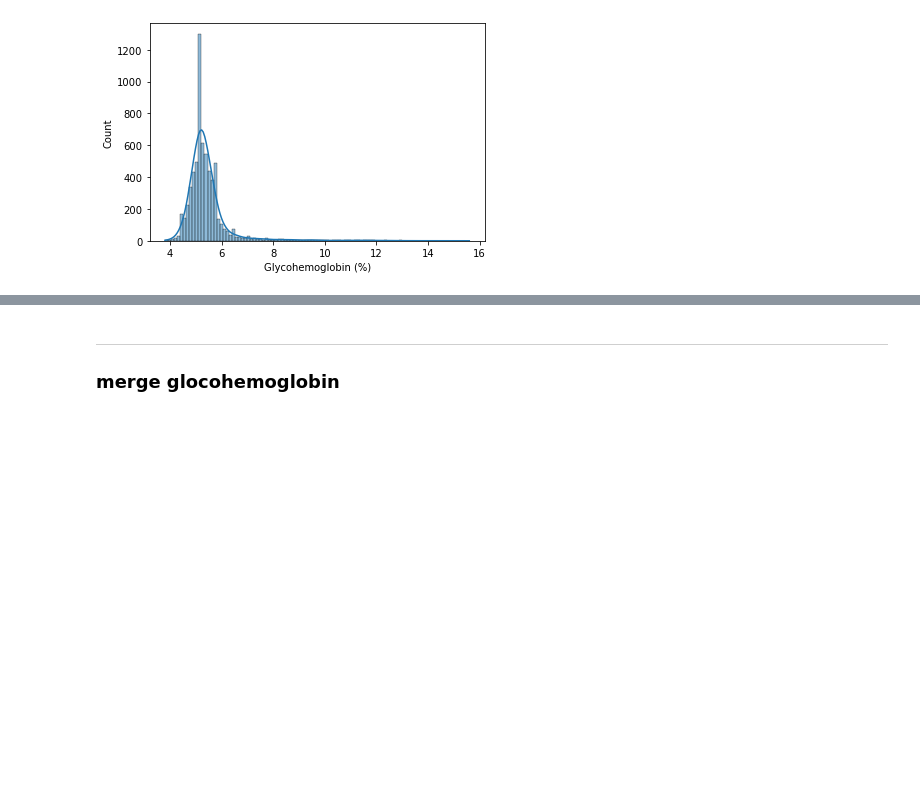
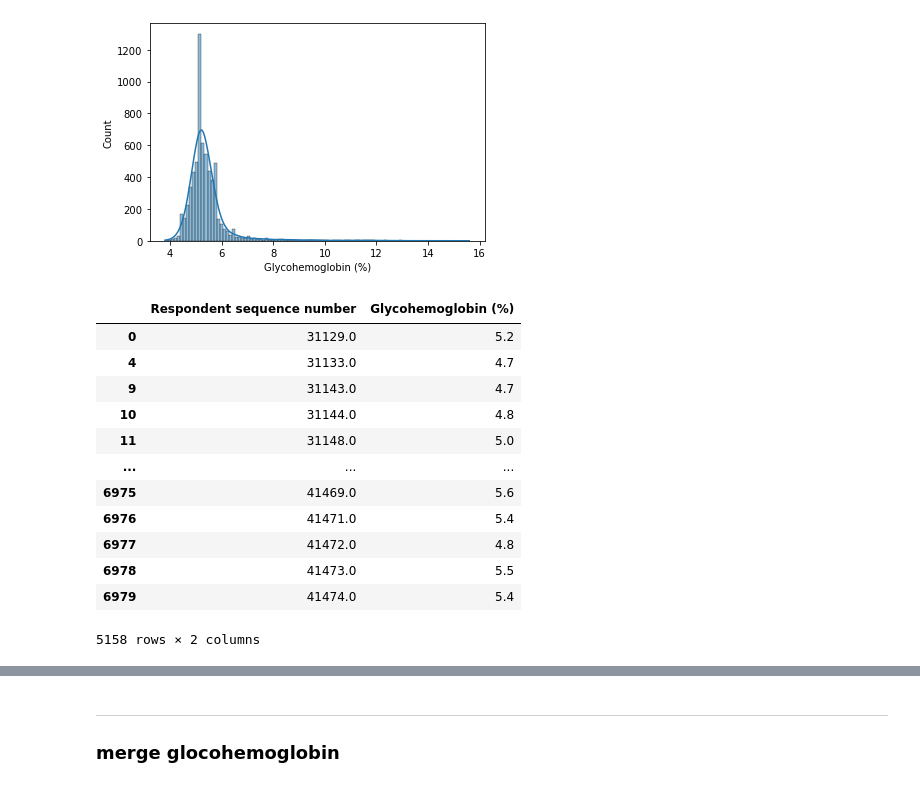
Before and after one commit to amyylin1/NHANES_Dietary_Data, a Jupyter notebook: exam_data.ipynb, the cells around one changed output, grey strips where cells are left out. Drawn from its saved outputs; the diff is of its cells as text; code cells hidden in the pictures; blank space fills up the shorter version.

```diff
--- a/exam_data.ipynb
+++ b/exam_data.ipynb
@@ -291,6 +291,6 @@ sns.pairplot(merge1[['Total cholesterol (mg/dL)',
 
 - https://wwwn.cdc.gov/Nchs/Nhanes/2005-2006/GHB_D.htm
 # %%
-ghg = pd.read_sas('resources/GHB_D.XPT')
+ghb = pd.read_sas('resources/GHB_D.XPT')
 ghg.head()
 # %% [output]
@@ -305,12 +305,12 @@ len(ghg)
 # %% [output]
 6980
 # %%
-ghg = ghg.rename(columns={
+ghb = ghb.rename(columns={
     'SEQN':'Respondent sequence number',
     'LBXGH': 'Glycohemoglobin (%)'
 })
 
-ghg.head()
+ghb.head()
 # %% [output]
 |  | Respondent sequence number | Glycohemoglobin (%) |
 | 0 | 31129.0 | 5.2 |
@@ -338,3 +338,21 @@ sns.histplot(ghg['Glycohemoglobin (%)'],
 # %% [output]
 <AxesSubplot:xlabel='Glycohemoglobin (%)', ylabel='Count'>
 [figure]
+# %%
+# normal ghb
+normal_ghb = ghb.loc[ghb['Glycohemoglobin (%)'] < 5.7]
+normal_ghb
+# %% [output]
+|  | Respondent sequence number | Glycohemoglobin (%) |
+| 0 | 31129.0 | 5.2 |
+| 4 | 31133.0 | 4.7 |
+| 9 | 31143.0 | 4.7 |
+| 10 | 31144.0 | 4.8 |
+| 11 | 31148.0 | 5.0 |
+| ... | ... | ... |
+| 6975 | 41469.0 | 5.6 |
+| 6976 | 41471.0 | 5.4 |
+| 6977 | 41472.0 | 4.8 |
+| 6978 | 41473.0 | 5.5 |
+| 6979 | 41474.0 | 5.4 |
+5158 rows × 2 columns
```
Also changed, not shown: parts of 8 cells of this notebook.
